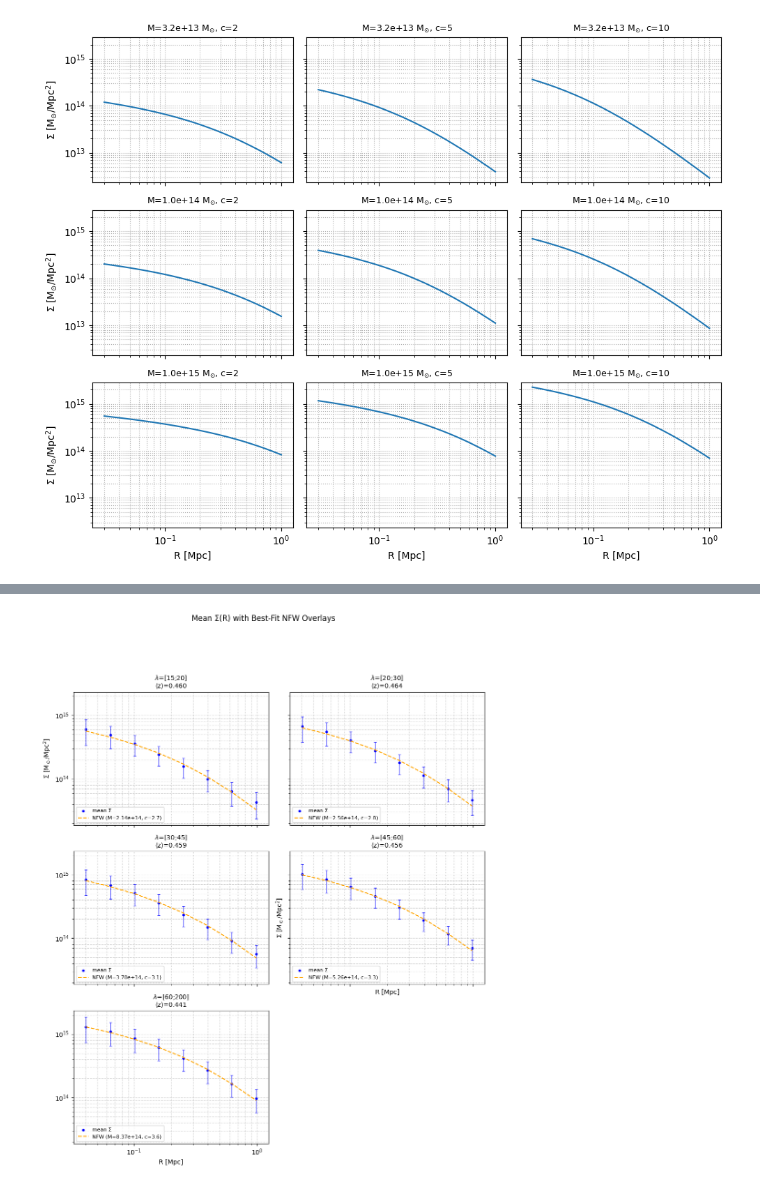
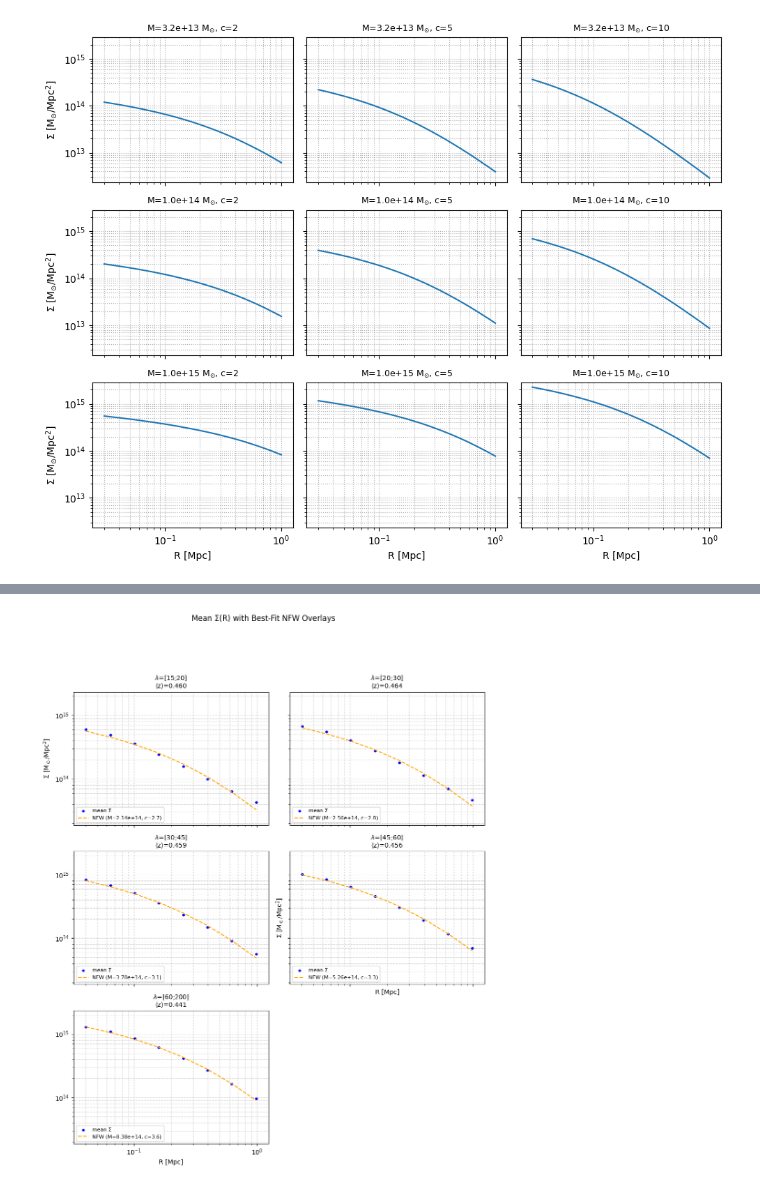
Before and after one commit to Nicholasrinaldi/Esame, a Jupyter notebook: Esame_TRMD.ipynb, the cells around one changed output, grey strips where cells are left out. Saved outputs shown, nothing was run; the diff lists cells and outputs as text; code cells hidden in the pictures.

```diff
--- a/Esame_TRMD.ipynb
+++ b/Esame_TRMD.ipynb
@@ -625,11 +586,10 @@ i dati medi (punti blu) lungo tutti gli ordini di grandezza
 in raggio e superficie di massa.
 # %%
 
-# prepare figure: 2×3 grid, last panel empty, less stretched
+# plot finale con best fit
 fig, axes = plt.subplots(3, 2, figsize=(10, 12), sharex=True, sharey=True)
 axes = axes.flatten()
 
-# add some space between subplots
 fig.subplots_adjust(hspace=0.4, wspace=0.3)
 
 for i, ax in enumerate(axes):
@@ -637,47 +597,46 @@ for i, ax in enumerate(axes):
         ax.axis('off')
         continue
 
-    # data + 1σ ribbon
+    # parametri dei files
     μ = mean_sigmas[i]
-    σ = std_sigmas[i]
+    σ = std_sigmas[i]/halo_counts[i]
     zbar = mean_z[i]
     ax.scatter(R, μ, s=10, color='blue', label="mean Σ")
     ax.errorbar(R, μ, yerr=σ, fmt='none', ecolor='blue', elinewidth=1, capsize=2, alpha=0.7)
+    row = dfD.iloc[i]
 
-    # best-fit parameters for this bin
-    row = dfD.iloc[i]
+
     M_bf = 10**row["log10M_bf"]
     c_bf = row["c_bf"]
 
-    # model curve
+    # curva teorica
     Σ_bf = proj_nfw_sigma(R, M_bf, c_bf, z=zbar)
     ax.plot(
         R, Σ_bf, '--',
         color='orange',
         lw=1.5,
         label=rf"NFW (M={M_bf:.2e}, c={c_bf:.1f})"
     )
 
-    # formatting
     ax.set_xscale('log')
     ax.set_yscale('log')
     ax.set_xlim(x_lo, x_hi)
     ax.set_ylim(y_lo, y_hi)
     ax.grid(True, which='both', ls=':')
     ax.set_title(
         rf"$\lambda$=[{int(row['lambda_min'])};{int(row['lambda_max'])}]"
         + "\n" + rf"⟨z⟩={row['z_mean']:.3f}",
         fontsize=10
     )
     if i % 3 == 0:
         ax.set_ylabel(r"$\Sigma$ [M$_\odot$/Mpc$^2$]")
     if i // 3 == 1:
         ax.set_xlabel("R [Mpc]")
 
     ax.legend(fontsize=8, loc='lower left')
 
 fig.suptitle("Mean Σ(R) with Best-Fit NFW Overlays", y=1.02)
 plt.tight_layout(rect=[0,0,1,0.95])
 plt.show()
 # %% [output]
-[figure, old version]
+[figure, new version]
```
Also changed, not shown: parts of 15 cells of this notebook.
